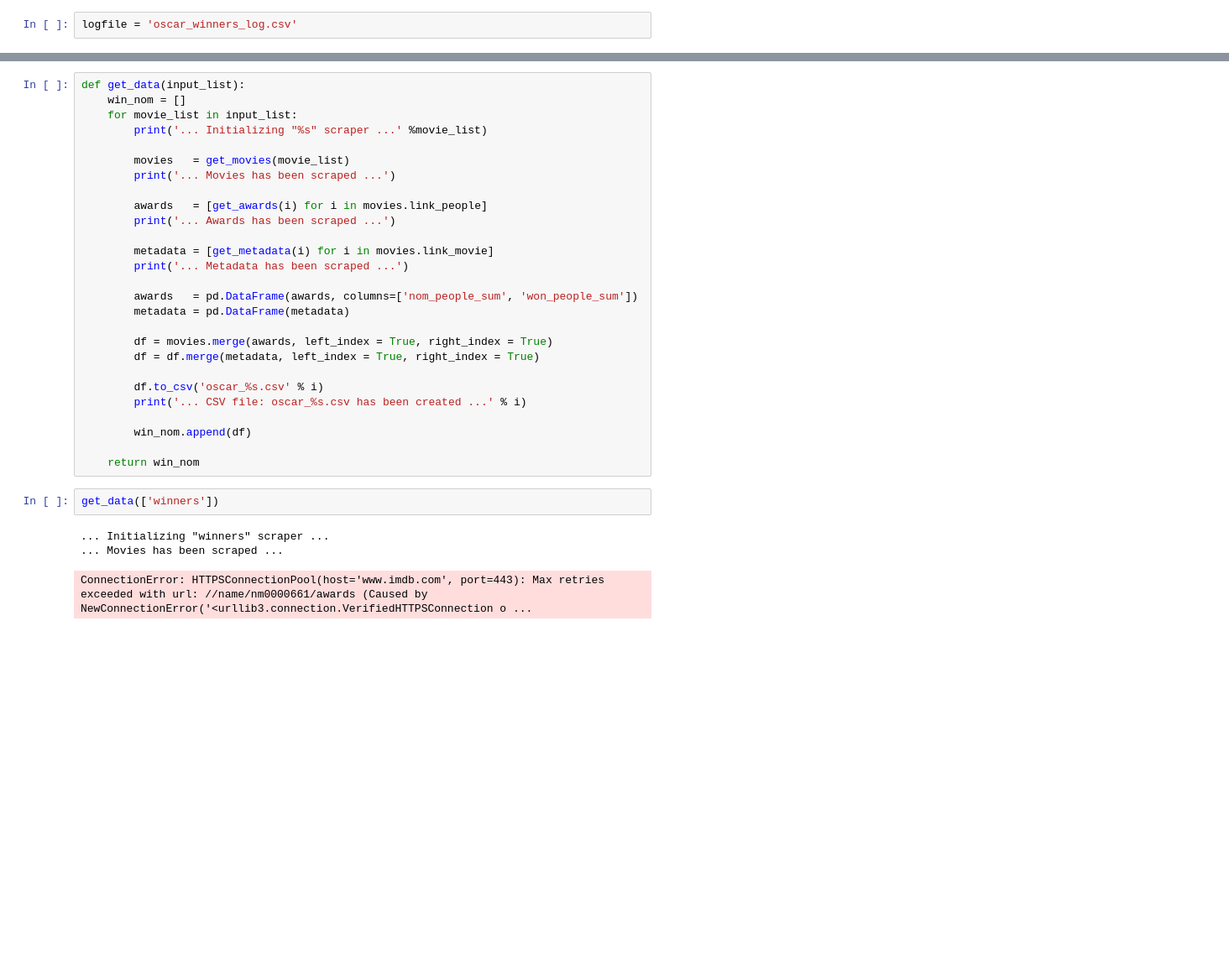
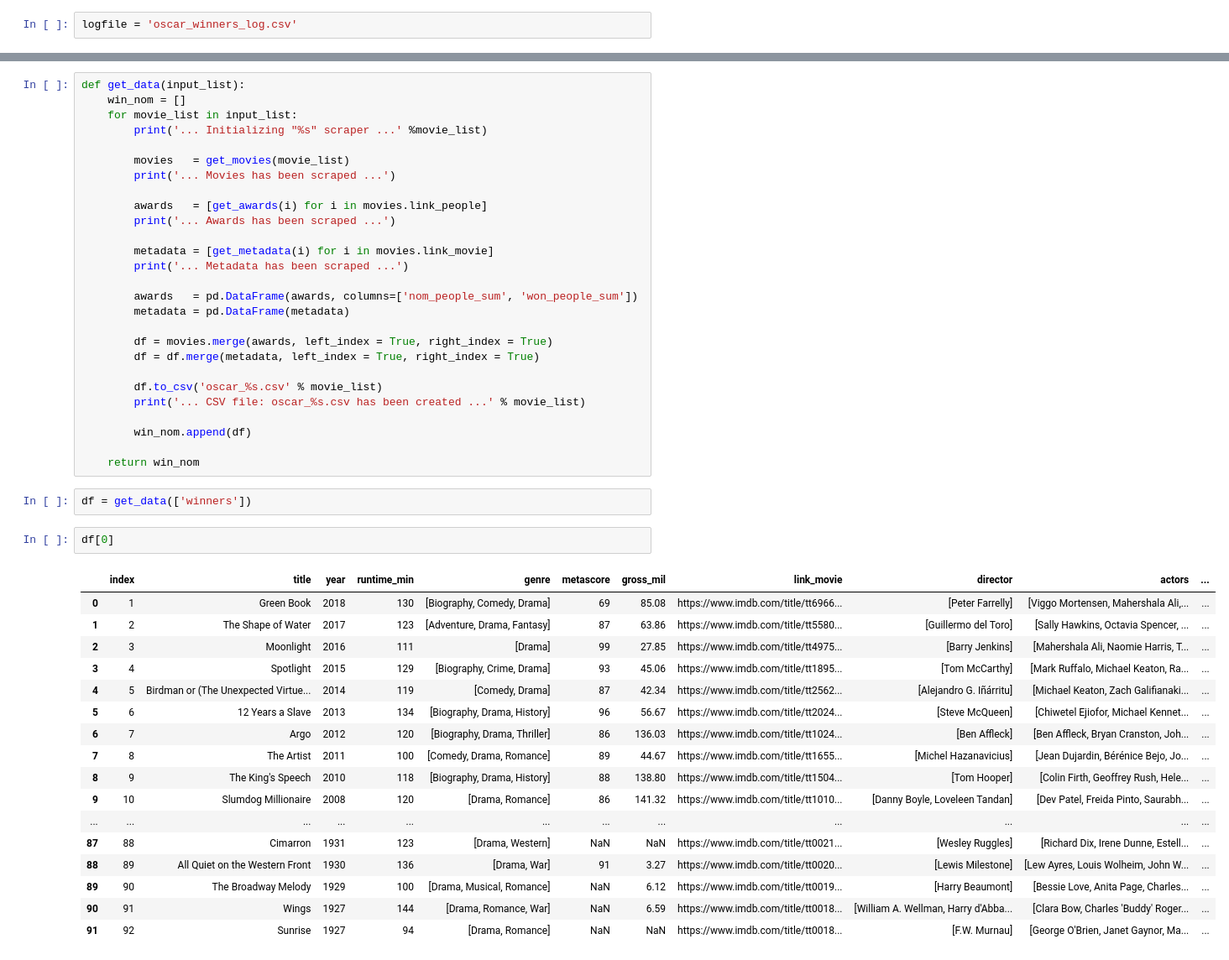
Before and after one commit to JohannesHoseth/Team-Leo, a Jupyter notebook: Oscars scraper.ipynb, the cells around one changed output, grey strips where cells are left out. Shown: that part at 84% size. Drawn from its saved outputs; the diff is of its cells as text; blank space fills up the shorter version.

Commit message:
updated scraper

```diff
--- a/Oscars scraper.ipynb
+++ b/Oscars scraper.ipynb
@@ -237,15 +237,31 @@ def get_data(input_list):
         df = movies.merge(awards, left_index = True, right_index = True)
         df = df.merge(metadata, left_index = True, right_index = True)
 
-        df.to_csv('oscar_%s.csv' % i)
-        print('... CSV file: oscar_%s.csv has been created ...' % i)
+        df.to_csv('oscar_%s.csv' % movie_list)
+        print('... CSV file: oscar_%s.csv has been created ...' % movie_list)
 
         win_nom.append(df)
 
     return win_nom
-# %%
-get_data(['winners'])
-# %% [output]
-... Initializing "winners" scraper ...
-... Movies has been scraped ...
-ConnectionError: HTTPSConnectionPool(host='www.imdb.com', port=443): Max retries exceeded with url: //name/nm0000661/awards (Caused by NewConnectionError('<urllib3.connection.VerifiedHTTPSConnection o ...
+# %%
+df = get_data(['winners'])
+# %%
+df[0]
+# %% [output]
+|  | index | title | year | runtime_min | genre | metascore | gross_mil | link_movie | director | actors | ... |
+| 0 | 1 | Green Book | 2018 | 130 | [Biography, Comedy, Drama] | 69 | 85.08 | https://www.imdb.com/title/tt6966... | [Peter Farrelly] | [Viggo Mortensen, Mahershala Ali,... | ... |
+| 1 | 2 | The Shape of Water | 2017 | 123 | [Adventure, Drama, Fantasy] | 87 | 63.86 | https://www.imdb.com/title/tt5580... | [Guillermo del Toro] | [Sally Hawkins, Octavia Spencer, ... | ... |
+| 2 | 3 | Moonlight | 2016 | 111 | [Drama] | 99 | 27.85 | https://www.imdb.com/title/tt4975... | [Barry Jenkins] | [Mahershala Ali, Naomie Harris, T... | ... |
+| 3 | 4 | Spotlight | 2015 | 129 | [Biography, Crime, Drama] | 93 | 45.06 | https://www.imdb.com/title/tt1895... | [Tom McCarthy] | [Mark Ruffalo, Michael Keaton, Ra... | ... |
+| 4 | 5 | Birdman or (The Unexpected Virtue... | 2014 | 119 | [Comedy, Drama] | 87 | 42.34 | https://www.imdb.com/title/tt2562... | [Alejandro G. Iñárritu] | [Michael Keaton, Zach Galifianaki... | ... |
+| 5 | 6 | 12 Years a Slave | 2013 | 134 | [Biography, Drama, History] | 96 | 56.67 | https://www.imdb.com/title/tt2024... | [Steve McQueen] | [Chiwetel Ejiofor, Michael Kennet... | ... |
+| 6 | 7 | Argo | 2012 | 120 | [Biography, Drama, Thriller] | 86 | 136.03 | https://www.imdb.com/title/tt1024... | [Ben Affleck] | [Ben Affleck, Bryan Cranston, Joh... | ... |
+| 7 | 8 | The Artist | 2011 | 100 | [Comedy, Drama, Romance] | 89 | 44.67 | https://www.imdb.com/title/tt1655... | [Michel Hazanavicius] | [Jean Dujardin, Bérénice Bejo, Jo... | ... |
+| 8 | 9 | The King's Speech | 2010 | 118 | [Biography, Drama, History] | 88 | 138.80 | https://www.imdb.com/title/tt1504... | [Tom Hooper] | [Colin Firth, Geoffrey Rush, Hele... | ... |
+| 9 | 10 | Slumdog Millionaire | 2008 | 120 | [Drama, Romance] | 86 | 141.32 | https://www.imdb.com/title/tt1010... | [Danny Boyle, Loveleen Tandan] | [Dev Patel, Freida Pinto, Saurabh... | ... |
+| ... | ... | ... | ... | ... | ... | ... | ... | ... | ... | ... | ... |
+| 87 | 88 | Cimarron | 1931 | 123 | [Drama, Western] | NaN | NaN | https://www.imdb.com/title/tt0021... | [Wesley Ruggles] | [Richard Dix, Irene Dunne, Estell... | ... |
+| 88 | 89 | All Quiet on the Western Front | 1930 | 136 | [Drama, War] | 91 | 3.27 | https://www.imdb.com/title/tt0020... | [Lewis Milestone] | [Lew Ayres, Louis Wolheim, John W... | ... |
+| 89 | 90 | The Broadway Melody | 1929 | 100 | [Drama, Musical, Romance] | NaN | 6.12 | https://www.imdb.com/title/tt0019... | [Harry Beaumont] | [Bessie Love, Anita Page, Charles... | ... |
+| 90 | 91 | Wings | 1927 | 144 | [Drama, Romance, War] | NaN | 6.59 | https://www.imdb.com/title/tt0018... | [William A. Wellman, Harry d'Abba... | [Clara Bow, Charles 'Buddy' Roger... | ... |
+| 91 | 92 | Sunrise | 1927 | 94 | [Drama, Romance] | NaN | NaN | https://www.imdb.com/title/tt0018... | [F.W. Murnau] | [George O'Brien, Janet Gaynor, Ma... | ... |
```
Also changed, not shown: parts of 1 cell of this notebook, 1 other file.
